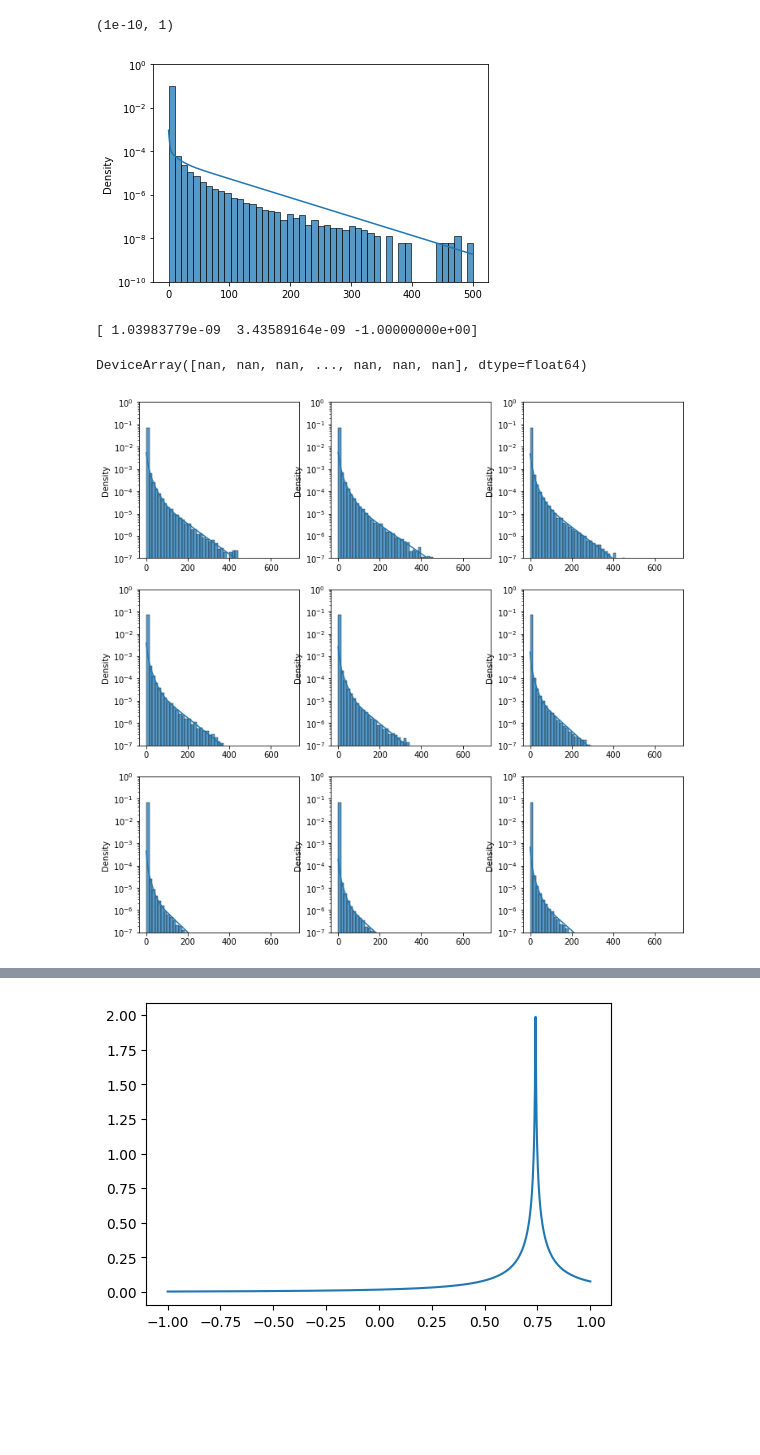
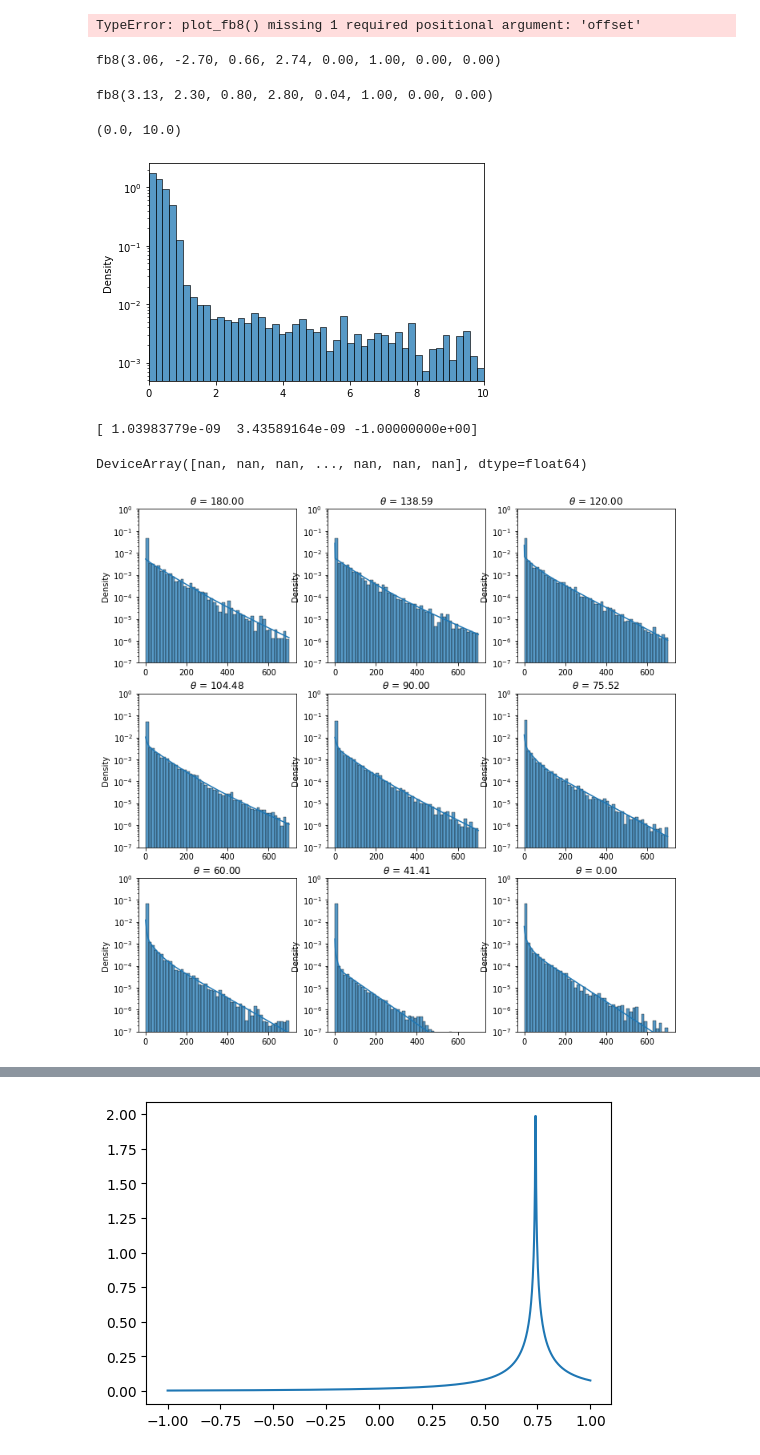
Before and after one commit to pone-software/hyperion, a Jupyter notebook: eval_photon_sims.ipynb, the cells around one changed output, grey strips where cells are left out. Saved outputs shown, nothing was run; the diff lists cells and outputs as text; code cells hidden in the pictures; blank space fills up the shorter version.

```diff
--- a/eval_photon_sims.ipynb
+++ b/eval_photon_sims.ipynb
@@ -143,5 +85,5 @@ sca_len = 100
 c_medium = 0.3 / 1.35
 abs_len = 30
 r = 0.21
-det_ph = pickle.load(open("photon_table_0.pickle", "rb"))
+det_ph = pickle.load(open("photon_table_1.pickle", "rb"))
 #fit_pars = pickle.load(open("photon_fitpars_1.pickle", "rb"))
@@ -147,0 +92,4 @@ det_ph = pickle.load(open("photon_table_0.pickle", "rb"))
+# %%
+det_center = np.asarray([0, 0, det_dist])
+rel = (isec_poss - det_center)
+rel = rel / np.linalg.norm(rel, axis=1)[:, np.newaxis]
@@ -148,20 +271,35 @@ det_ph = pickle.load(open("photon_table_0.pickle", "rb"))
+# %%
+plot_fb8(dist, 200)
+plot_fb8(dist2, 200)
+# %% [output]
+TypeError: plot_fb8() missing 1 required positional argument: 'offset'
+# %%
+dist
+# %% [output]
+fb8(3.06, -2.70, 0.66, 2.74, 0.00, 1.00, 0.00, 0.00)
+# %%
+dist2
+# %% [output]
+fb8(3.13, 2.30, 0.80, 2.80, 0.04, 1.00, 0.00, 0.00)
 # %%
+pdf = make_exp_exp_exp(sampler=False)
 det_dist, isec_times, ph_thetas, stepss, isec_poss = det_ph[0]
 weights = np.exp(-isec_times *c_medium / abs_len)
 c_weight = cherenkov_ang_dist(np.cos(ph_thetas-0)) / ANG_DIST_INT *2
 t, w, ucf = make_data(isec_times, weights*c_weight, det_dist, thr=2)
-obj, func = make_exp_exp_exp(t, w)
+obj = make_obj_func(pdf, t, w, 6)
 t, w, _ = make_data(isec_times, weights*c_weight, det_dist, thr=0)
-sns.histplot(x=t, weights=w, bins=np.linspace(0, 500, 50), stat="density")
+sns.histplot(x=t, weights=w, bins=np.linspace(0, 10, 50), stat="density")
 plt.semilogy()
 
 
 xs = np.linspace(0, 500, 500)
-plt.plot(xs, (1-ucf)*np.exp(func(xs, 0.5, 0.1, 0.01, 0.2, 0.2, 0.5)))
-plt.ylim(1E-10, 1)
+#plt.plot(xs, (1-ucf)*np.exp(func(xs, 0.5, 0.1, 0.01, 0.2, 0.2, 0.5)))
+#plt.ylim(1E-10, 1)
+plt.xlim(0, 10)
 # %% [output]
-(1e-10, 1)
+(0.0, 10.0)
-[figure, old version]
+[figure, new version]
 # %%
 obj, func = make_exp_exp_exp(t, w)
 func(t, 0.65954089, 0.00862261, 0.08710051, 1.2769194, 3.14159265)
@@ -171,29 +309,31 @@ DeviceArray([nan, nan, nan, ..., nan, nan, nan], dtype=float64)
 # %%
 fig, axs = plt.subplots(3, 3, figsize=(12, 12))
 
 fit_results = []
 
 
 thetas = np.arccos(np.linspace(-1, 1, 9))
+pdf = make_exp_exp_exp(sampler=False)
 
 for theta, ax in zip(thetas, axs.ravel()):
 
     det_dist, isec_times, ph_thetas, stepss, isec_poss = det_ph[0]
     weights = np.exp(-isec_times *c_medium / abs_len)
     c_weight = cherenkov_ang_dist(np.cos(ph_thetas-theta)) / ANG_DIST_INT *2
     t, w, ucf = make_data(isec_times, weights*c_weight, det_dist, thr=2)
-    obj, func = make_exp_exp_exp(t, w)
+    obj = make_obj_func(pdf, t, w, 5)
     pars = fit(wrap(obj))
     t, w, _ = make_data(isec_times, weights*c_weight, det_dist, thr=0)
     sns.histplot(x=t, weights=w, bins=np.linspace(0, 700, 50), stat="density", ax=ax)
     plt.semilogy()
 
 
     xs = np.linspace(0, 700, 500)
-    ax.plot(xs, (1-ucf)*np.exp(func(xs, *pars[0])))
+    ax.plot(xs, (1-ucf)*np.exp(pdf(xs, *pars[0])))
     #plt.plot(xs, np.exp(lhfunc(xs, [1.5, 1, 1, 0.5])))
     #plt.semilogy()
     ax.set_ylim(1E-7, 1)
     ax.set_yscale("log")
+    ax.set_title(rf"$\theta$ = {np.degrees(theta):.2f}")
 # %% [output]
-[figure, old version]
+[figure, new version]
```
Also changed, not shown: parts of 44 cells of this notebook, 3 other files.
